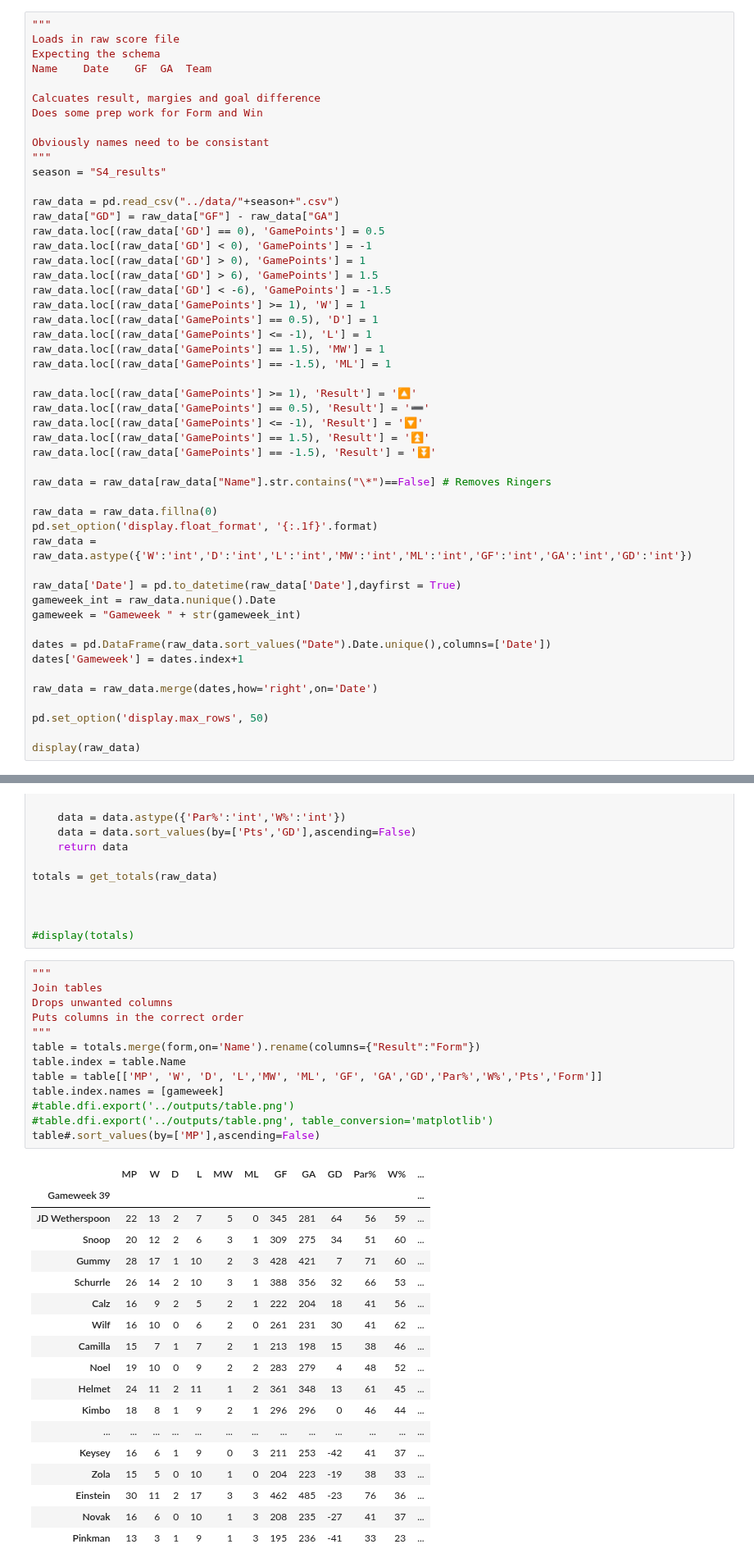
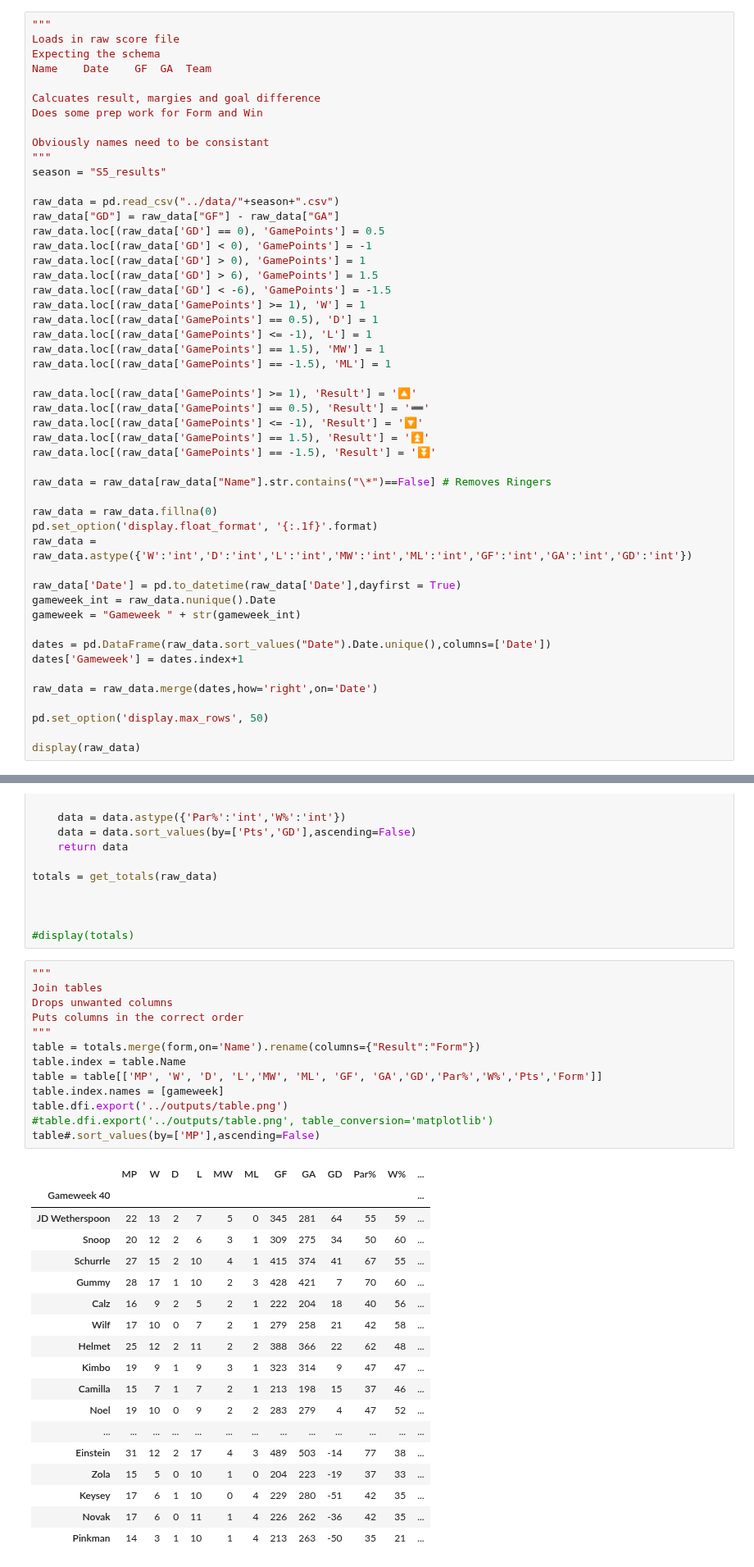
Before and after one commit to Deadlocked2/football_table, a Jupyter notebook: code/LatchTable.ipynb, the cells around one changed output, grey strips where cells are left out. Shown at 82% size. Saved outputs shown, nothing was run; the diff lists cells and outputs as text.

```diff
--- a/code/LatchTable.ipynb
+++ b/code/LatchTable.ipynb
@@ -15,7 +15,7 @@ Does some prep work for Form and Win
 
 Obviously names need to be consistant
 """
-season = "S4_results"
+season = "S5_results"
 
 raw_data = pd.read_csv("../data/"+season+".csv")
 raw_data["GD"] = raw_data["GF"] - raw_data["GA"]
@@ -107,35 +107,35 @@ totals = get_totals(raw_data)
 # %%
 """
 Join tables
 Drops unwanted columns
 Puts columns in the correct order
 """
 table = totals.merge(form,on='Name').rename(columns={"Result":"Form"})
 table.index = table.Name
 table = table[['MP', 'W', 'D', 'L','MW', 'ML', 'GF', 'GA','GD','Par%','W%','Pts','Form']]
 table.index.names = [gameweek]
-#table.dfi.export('../outputs/table.png')
+table.dfi.export('../outputs/table.png')
 #table.dfi.export('../outputs/table.png', table_conversion='matplotlib')
 table#.sort_values(by=['MP'],ascending=False)
 # %% [output]
 |  | MP | W | D | L | MW | ML | GF | GA | GD | Par% | W% | ... |
-| Gameweek 39 |  |  |  |  |  |  |  |  |  |  |  | ... |
-| JD Wetherspoon | 22 | 13 | 2 | 7 | 5 | 0 | 345 | 281 | 64 | 56 | 59 | ... |
-| Snoop | 20 | 12 | 2 | 6 | 3 | 1 | 309 | 275 | 34 | 51 | 60 | ... |
-| Gummy | 28 | 17 | 1 | 10 | 2 | 3 | 428 | 421 | 7 | 71 | 60 | ... |
-| Schurrle | 26 | 14 | 2 | 10 | 3 | 1 | 388 | 356 | 32 | 66 | 53 | ... |
-| Calz | 16 | 9 | 2 | 5 | 2 | 1 | 222 | 204 | 18 | 41 | 56 | ... |
-| Wilf | 16 | 10 | 0 | 6 | 2 | 0 | 261 | 231 | 30 | 41 | 62 | ... |
-| Camilla | 15 | 7 | 1 | 7 | 2 | 1 | 213 | 198 | 15 | 38 | 46 | ... |
-| Noel | 19 | 10 | 0 | 9 | 2 | 2 | 283 | 279 | 4 | 48 | 52 | ... |
-| Helmet | 24 | 11 | 2 | 11 | 1 | 2 | 361 | 348 | 13 | 61 | 45 | ... |
-| Kimbo | 18 | 8 | 1 | 9 | 2 | 1 | 296 | 296 | 0 | 46 | 44 | ... |
+| Gameweek 40 |  |  |  |  |  |  |  |  |  |  |  | ... |
+| JD Wetherspoon | 22 | 13 | 2 | 7 | 5 | 0 | 345 | 281 | 64 | 55 | 59 | ... |
+| Snoop | 20 | 12 | 2 | 6 | 3 | 1 | 309 | 275 | 34 | 50 | 60 | ... |
+| Schurrle | 27 | 15 | 2 | 10 | 4 | 1 | 415 | 374 | 41 | 67 | 55 | ... |
+| Gummy | 28 | 17 | 1 | 10 | 2 | 3 | 428 | 421 | 7 | 70 | 60 | ... |
+| Calz | 16 | 9 | 2 | 5 | 2 | 1 | 222 | 204 | 18 | 40 | 56 | ... |
+| Wilf | 17 | 10 | 0 | 7 | 2 | 1 | 279 | 258 | 21 | 42 | 58 | ... |
+| Helmet | 25 | 12 | 2 | 11 | 2 | 2 | 388 | 366 | 22 | 62 | 48 | ... |
+| Kimbo | 19 | 9 | 1 | 9 | 3 | 1 | 323 | 314 | 9 | 47 | 47 | ... |
+| Camilla | 15 | 7 | 1 | 7 | 2 | 1 | 213 | 198 | 15 | 37 | 46 | ... |
+| Noel | 19 | 10 | 0 | 9 | 2 | 2 | 283 | 279 | 4 | 47 | 52 | ... |
 | ... | ... | ... | ... | ... | ... | ... | ... | ... | ... | ... | ... | ... |
-| Keysey | 16 | 6 | 1 | 9 | 0 | 3 | 211 | 253 | -42 | 41 | 37 | ... |
-| Zola | 15 | 5 | 0 | 10 | 1 | 0 | 204 | 223 | -19 | 38 | 33 | ... |
-| Einstein | 30 | 11 | 2 | 17 | 3 | 3 | 462 | 485 | -23 | 76 | 36 | ... |
-| Novak | 16 | 6 | 0 | 10 | 1 | 3 | 208 | 235 | -27 | 41 | 37 | ... |
-| Pinkman | 13 | 3 | 1 | 9 | 1 | 3 | 195 | 236 | -41 | 33 | 23 | ... |
+| Einstein | 31 | 12 | 2 | 17 | 4 | 3 | 489 | 503 | -14 | 77 | 38 | ... |
+| Zola | 15 | 5 | 0 | 10 | 1 | 0 | 204 | 223 | -19 | 37 | 33 | ... |
+| Keysey | 17 | 6 | 1 | 10 | 0 | 4 | 229 | 280 | -51 | 42 | 35 | ... |
+| Novak | 17 | 6 | 0 | 11 | 1 | 4 | 226 | 262 | -36 | 42 | 35 | ... |
+| Pinkman | 14 | 3 | 1 | 10 | 1 | 4 | 213 | 263 | -50 | 35 | 21 | ... |
 # %%
 from datetime import datetime, timedelta
 
```
Also changed, not shown: parts of 9 cells of this notebook, 7 other files.
